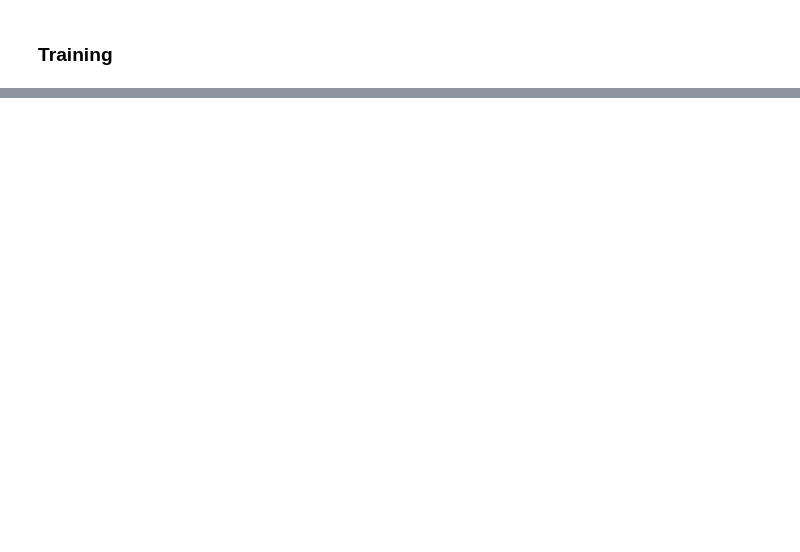
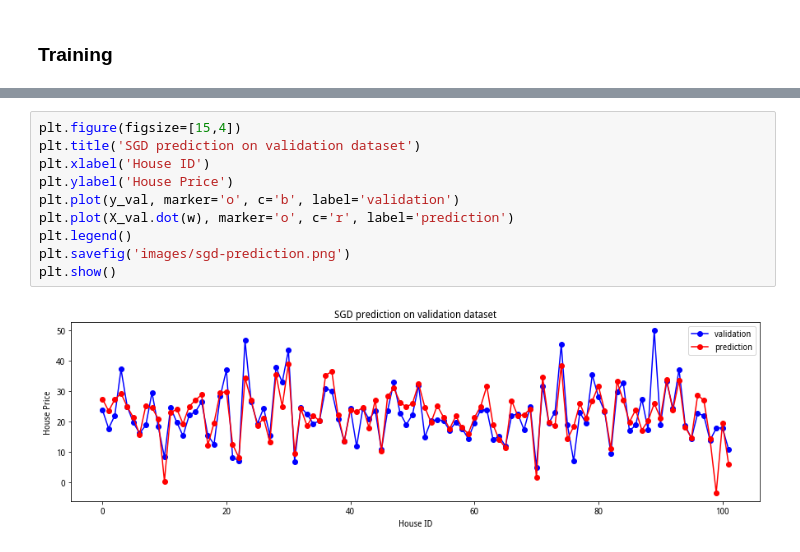
Before and after one commit to OIdiotLin/ML2018-lab, a Jupyter notebook: lab-1/SGD.ipynb, the cells around one changed output, grey strips where cells are left out. Cells and saved outputs as stored; diff of their text form; blank space fills up the shorter version.

```diff
--- a/lab-1/SGD.ipynb
+++ b/lab-1/SGD.ipynb
@@ -87,0 +88,12 @@ plt.show()
+# %%
+plt.figure(figsize=[15,4])
+plt.title('SGD prediction on validation dataset')
+plt.xlabel('House ID')
+plt.ylabel('House Price')
+plt.plot(y_val, marker='o', c='b', label='validation')
+plt.plot(X_val.dot(w), marker='o', c='r', label='prediction')
+plt.legend()
+plt.savefig('images/sgd-prediction.png')
+plt.show()
+# %% [output]
+[figure, added]
```
Also changed, not shown: parts of 5 cells of this notebook, 4 other files.
